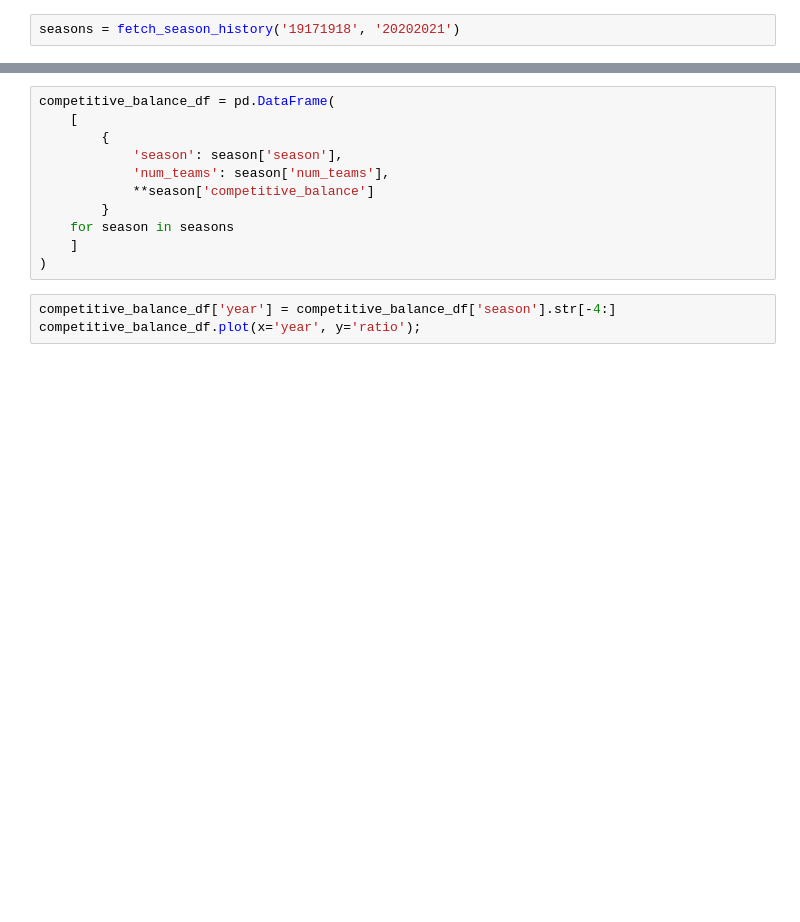
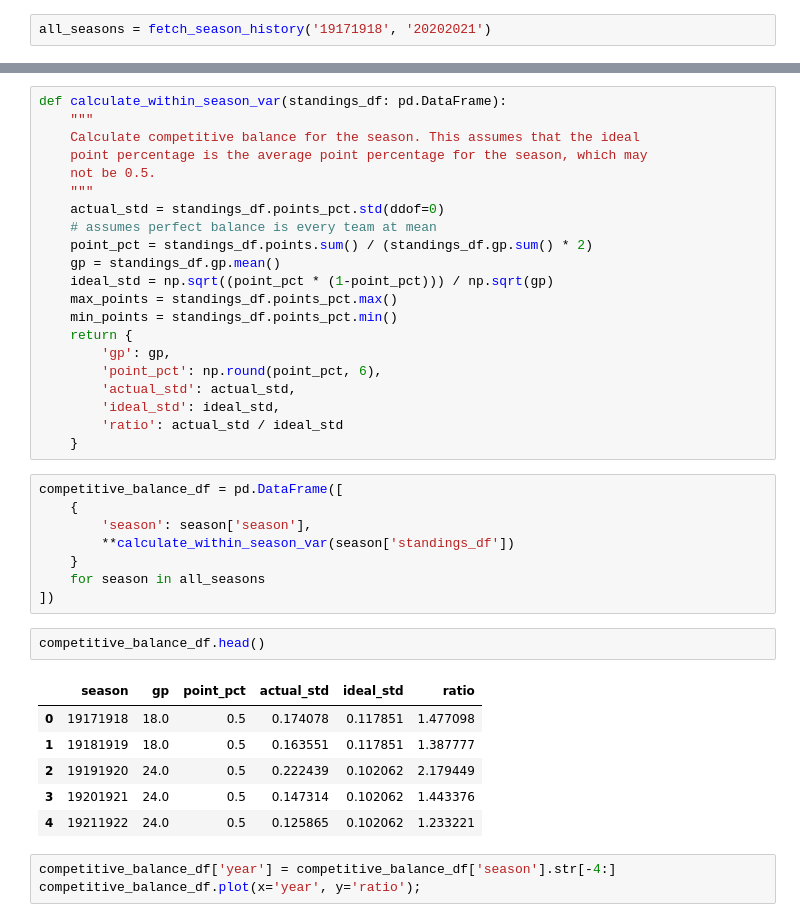
Before and after one commit to bclark86/sports-analytics, a Jupyter notebook: sports-analytics-with-python/01-Competitive-Balance.ipynb, the cells around one changed output, grey strips where cells are left out. Drawn from its saved outputs; the diff is of its cells as text; blank space fills up the shorter version.

```diff
--- a/sports-analytics-with-python/01-Competitive-Balance.ipynb
+++ b/sports-analytics-with-python/01-Competitive-Balance.ipynb
@@ -8,2 +79,2 @@ from helpers.nhl.datasets import fetch_season_history
 # %%
-seasons = fetch_season_history('19171918', '20202021')
+all_seasons = fetch_season_history('19171918', '20202021')
@@ -10,14 +107,41 @@ seasons = fetch_season_history('19171918', '20202021')
 # %%
-competitive_balance_df = pd.DataFrame(
-    [
-        {
-            'season': season['season'],
-            'num_teams': season['num_teams'],
-            **season['competitive_balance']
-        }
-    for season in seasons
-    ]
-)
+def calculate_within_season_var(standings_df: pd.DataFrame):
+    """
+    Calculate competitive balance for the season. This assumes that the ideal
+    point percentage is the average point percentage for the season, which may
+    not be 0.5.
+    """
+    actual_std = standings_df.points_pct.std(ddof=0)
+    # assumes perfect balance is every team at mean
+    point_pct = standings_df.points.sum() / (standings_df.gp.sum() * 2)
+    gp = standings_df.gp.mean()
+    ideal_std = np.sqrt((point_pct * (1-point_pct))) / np.sqrt(gp)
+    max_points = standings_df.points_pct.max()
+    min_points = standings_df.points_pct.min()
+    return {
+        'gp': gp,
+        'point_pct': np.round(point_pct, 6),
+        'actual_std': actual_std,
+        'ideal_std': ideal_std,
+        'ratio': actual_std / ideal_std
+    }
+# %%
+competitive_balance_df = pd.DataFrame([
+    {
+        'season': season['season'],
+        **calculate_within_season_var(season['standings_df'])
+    }
+    for season in all_seasons
+])
+# %%
+competitive_balance_df.head()
+# %% [output]
+|  | season | gp | point_pct | actual_std | ideal_std | ratio |
+| 0 | 19171918 | 18.0 | 0.5 | 0.174078 | 0.117851 | 1.477098 |
+| 1 | 19181919 | 18.0 | 0.5 | 0.163551 | 0.117851 | 1.387777 |
+| 2 | 19191920 | 24.0 | 0.5 | 0.222439 | 0.102062 | 2.179449 |
+| 3 | 19201921 | 24.0 | 0.5 | 0.147314 | 0.102062 | 1.443376 |
+| 4 | 19211922 | 24.0 | 0.5 | 0.125865 | 0.102062 | 1.233221 |
 # %%
 competitive_balance_df['year'] = competitive_balance_df['season'].str[-4:]
 competitive_balance_df.plot(x='year', y='ratio');
```
Also changed, not shown: parts of 9 cells of this notebook, 4 other files.
